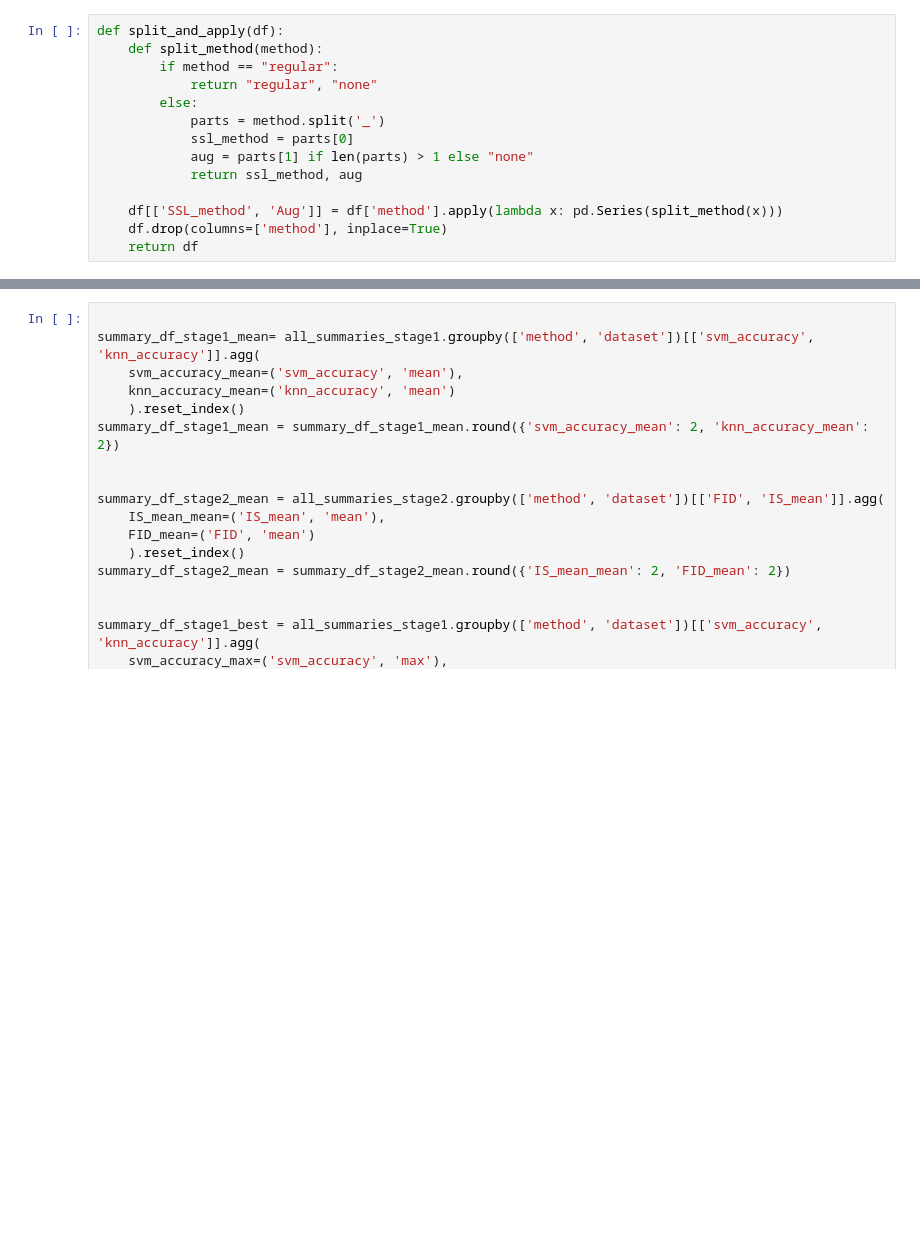
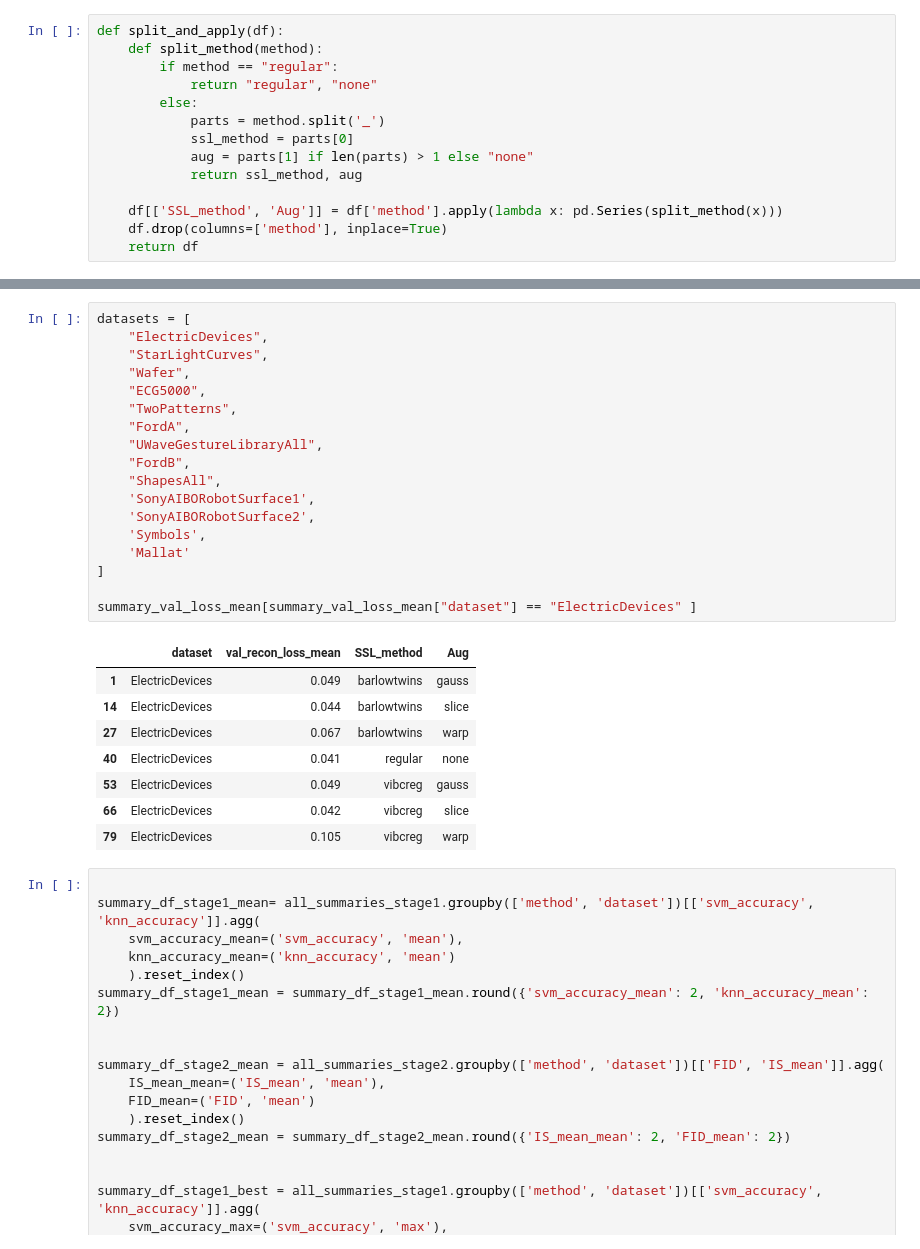
Before and after one commit to Bergschtein/Generative-SSL-VQVAE-modelling, a Jupyter notebook: results.ipynb, the cells around one changed output, grey strips where cells are left out. Drawn from its saved outputs; the diff is of its cells as text; blank space fills up the shorter version.

```diff
--- a/results.ipynb
+++ b/results.ipynb
@@ -74,3 +120,30 @@ def split_and_apply(df):
+# %%
+datasets = [
+    "ElectricDevices",
+    "StarLightCurves",
+    "Wafer",
+    "ECG5000",
+    "TwoPatterns",
+    "FordA",
+    "UWaveGestureLibraryAll",
+    "FordB",
+    "ShapesAll",
+    'SonyAIBORobotSurface1',
+    'SonyAIBORobotSurface2',
+    'Symbols',
+    'Mallat'
+]
+
+summary_val_loss_mean[summary_val_loss_mean["dataset"] == "ElectricDevices" ]
+# %% [output]
+|  | dataset | val_recon_loss_mean | SSL_method | Aug |
+| 1 | ElectricDevices | 0.049 | barlowtwins | gauss |
+| 14 | ElectricDevices | 0.044 | barlowtwins | slice |
+| 27 | ElectricDevices | 0.067 | barlowtwins | warp |
+| 40 | ElectricDevices | 0.041 | regular | none |
+| 53 | ElectricDevices | 0.049 | vibcreg | gauss |
+| 66 | ElectricDevices | 0.042 | vibcreg | slice |
+| 79 | ElectricDevices | 0.105 | vibcreg | warp |
 # %%
 
 summary_df_stage1_mean= all_summaries_stage1.groupby(['method', 'dataset'])[['svm_accuracy', 'knn_accuracy']].agg(
```
Also changed, not shown: parts of 2 cells of this notebook, 2 other files.
